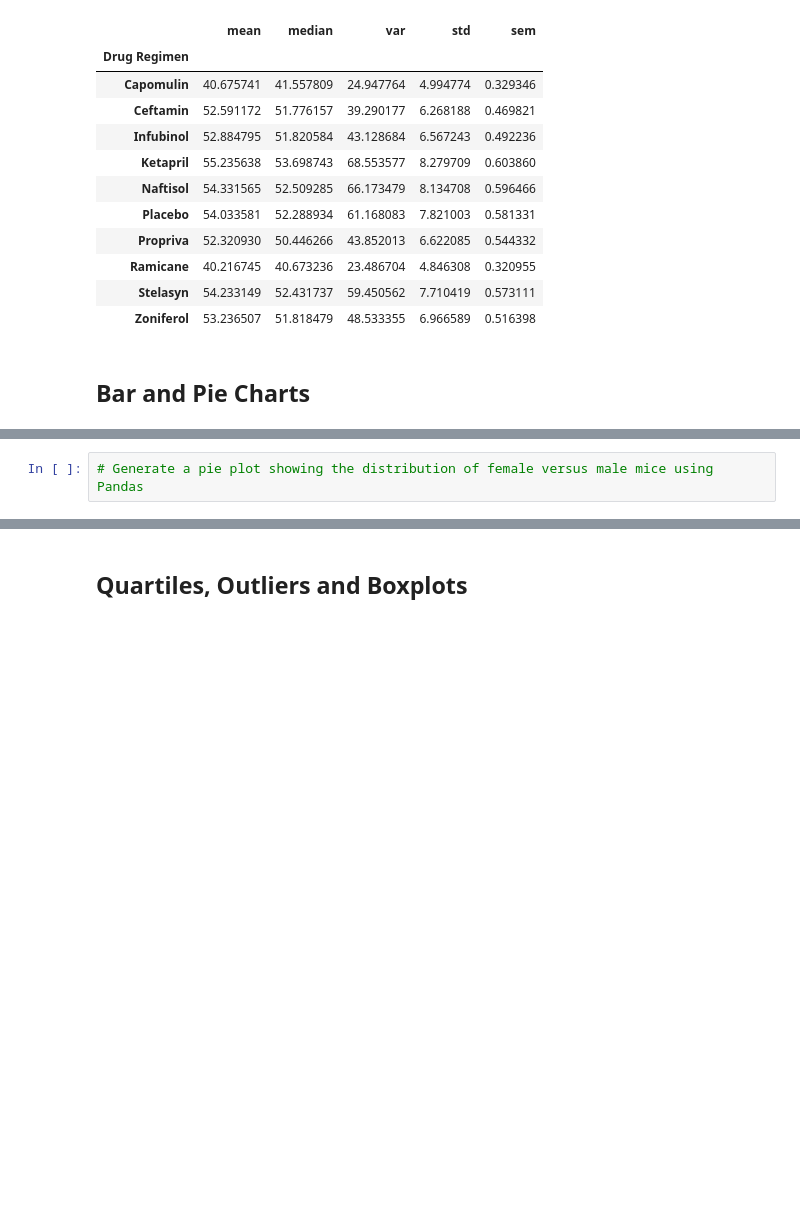
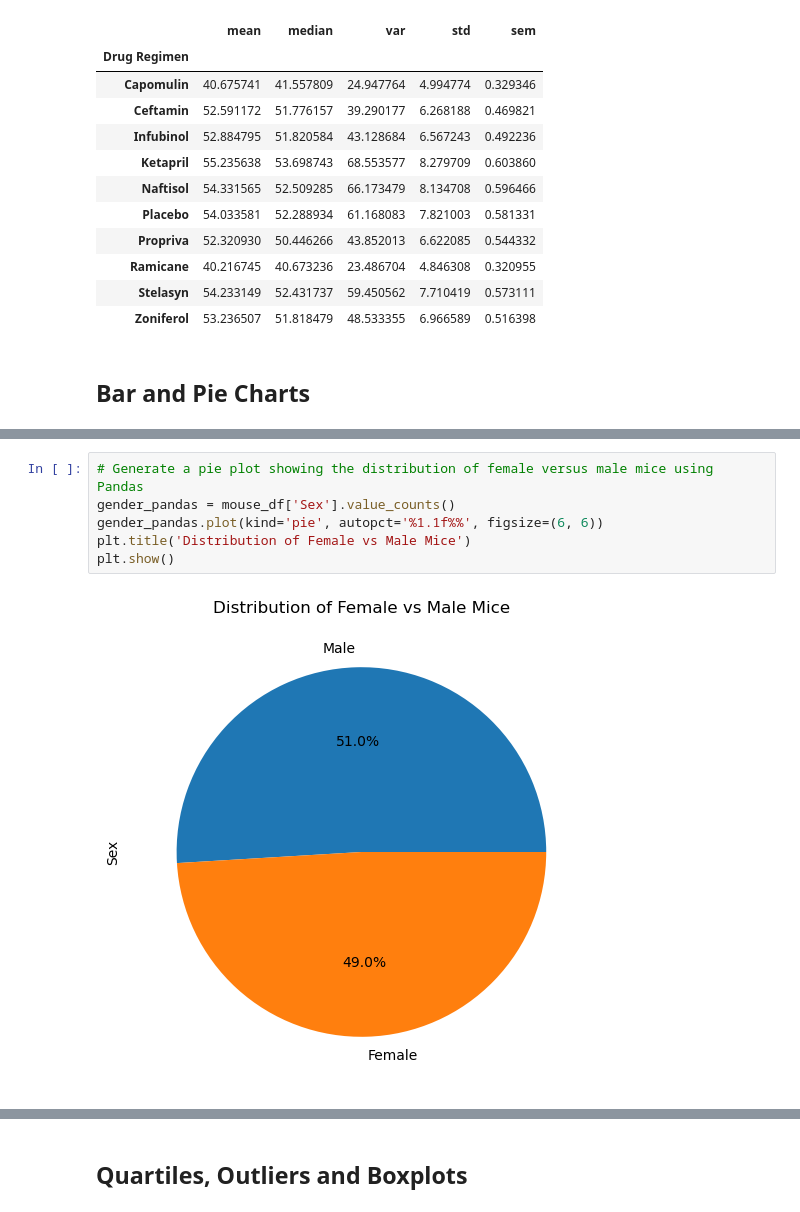
Before and after one commit to MirianRuanova/Matplobit---Challenge, a Jupyter notebook: pymaceuticals_starter.ipynb, the cells around one changed output, grey strips where cells are left out. Cells and saved outputs as stored; diff of their text form; blank space fills up the shorter version.

```diff
--- a/pymaceuticals_starter.ipynb
+++ b/pymaceuticals_starter.ipynb
@@ -154,4 +174,10 @@ mouse_summary
 # %%
 # Generate a pie plot showing the distribution of female versus male mice using Pandas
+gender_pandas = mouse_df['Sex'].value_counts()
+gender_pandas.plot(kind='pie', autopct='%1.1f%%', figsize=(6, 6))
+plt.title('Distribution of Female vs Male Mice')
+plt.show()
+# %% [output]
+[figure, added]
 # %%
 # Generate a pie plot showing the distribution of female versus male mice using pyplot
```
Also changed, not shown: parts of 3 cells of this notebook.
